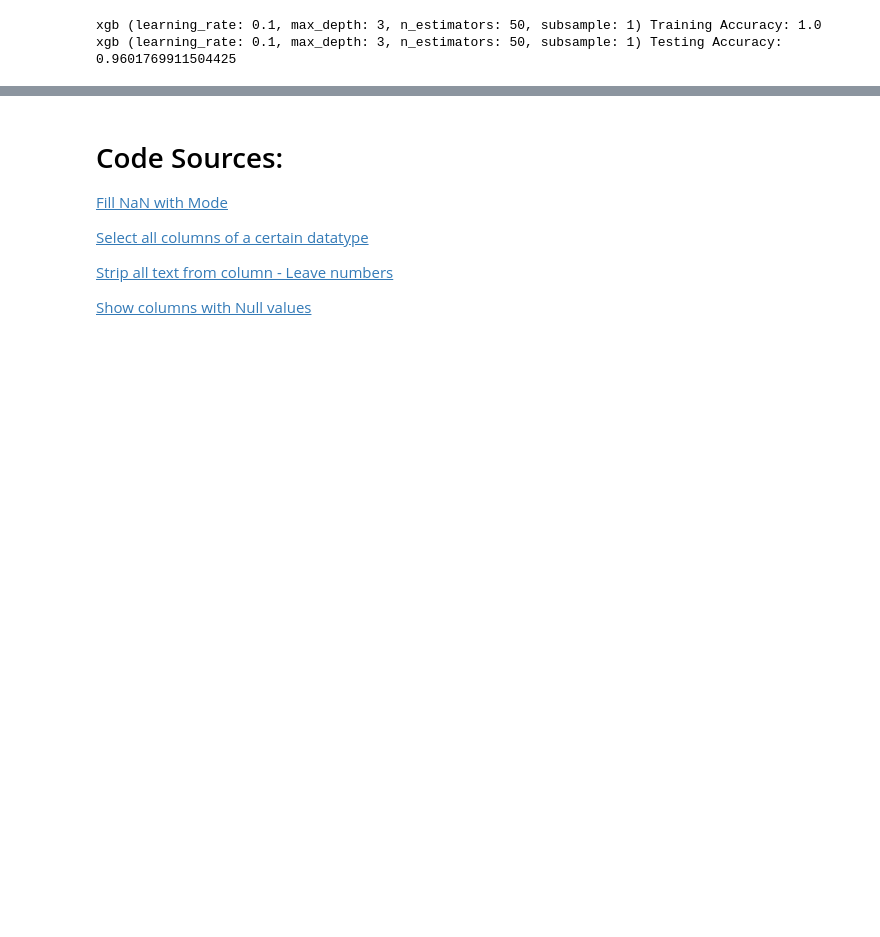
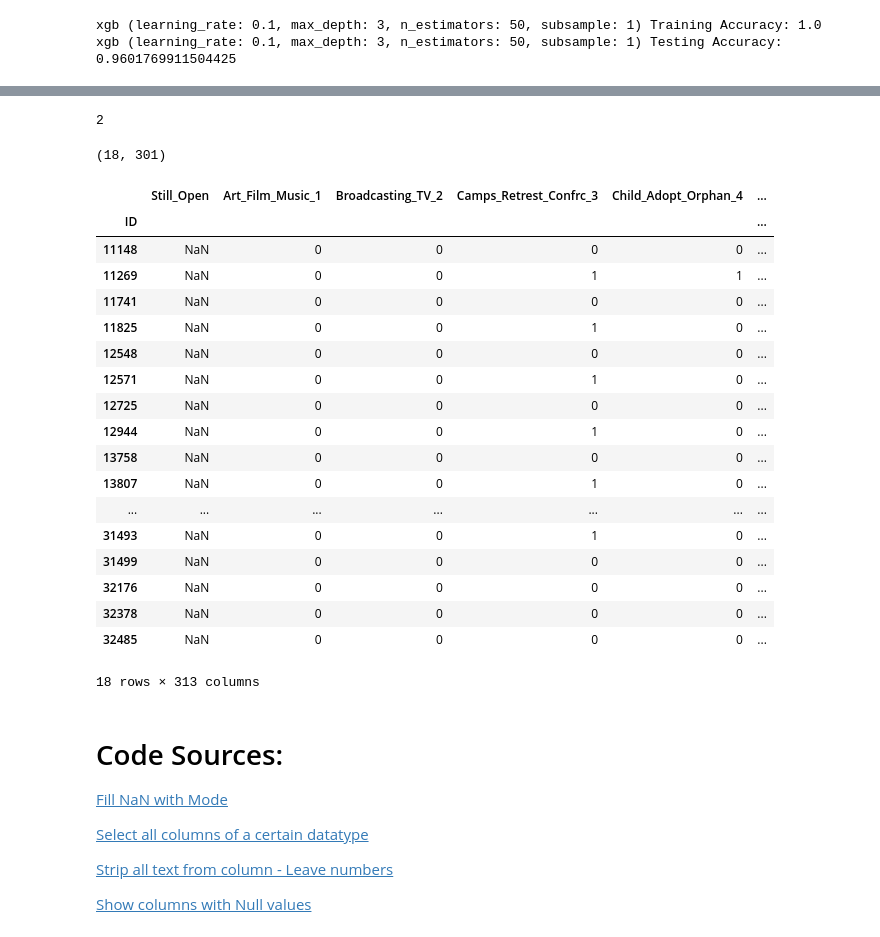
Before and after one commit to Cassandra-Simmons/Faith_Based_Non_Profit_Survival, a Jupyter notebook: Survival_of_FB_Non_Profits.ipynb, the cells around one changed output, grey strips where cells are left out. Saved outputs shown, nothing was run; the diff lists cells and outputs as text; code cells hidden in the pictures; blank space fills up the shorter version.

```diff
--- a/Survival_of_FB_Non_Profits.ipynb
+++ b/Survival_of_FB_Non_Profits.ipynb
@@ -542,0 +677,4 @@ xgb (learning_rate: 0.1, max_depth: 3, n_estimators: 50, subsample: 1) Testing A
+# %%
+X_test_nan_target.isnull().sum().sum()
+# %% [output]
+2
@@ -542,0 +685,4 @@ xgb (learning_rate: 0.1, max_depth: 3, n_estimators: 50, subsample: 1) Testing A
+# %%
+X_test_nan_target.shape
+# %% [output]
+(18, 301)
@@ -543,3 +691,25 @@ xgb (learning_rate: 0.1, max_depth: 3, n_estimators: 50, subsample: 1) Testing A
+# %%
+dfTestLater
+# %% [output]
+|  | Still_Open | Art_Film_Music_1 | Broadcasting_TV_2 | Camps_Retrest_Confrc_3 | Child_Adopt_Orphan_4 | ... |
+| ID |  |  |  |  |  | ... |
+| 11148 | NaN | 0 | 0 | 0 | 0 | ... |
+| 11269 | NaN | 0 | 0 | 1 | 1 | ... |
+| 11741 | NaN | 0 | 0 | 0 | 0 | ... |
+| 11825 | NaN | 0 | 0 | 1 | 0 | ... |
+| 12548 | NaN | 0 | 0 | 0 | 0 | ... |
+| 12571 | NaN | 0 | 0 | 1 | 0 | ... |
+| 12725 | NaN | 0 | 0 | 0 | 0 | ... |
+| 12944 | NaN | 0 | 0 | 1 | 0 | ... |
+| 13758 | NaN | 0 | 0 | 0 | 0 | ... |
+| 13807 | NaN | 0 | 0 | 1 | 0 | ... |
+| ... | ... | ... | ... | ... | ... | ... |
+| 31493 | NaN | 0 | 0 | 1 | 0 | ... |
+| 31499 | NaN | 0 | 0 | 0 | 0 | ... |
+| 32176 | NaN | 0 | 0 | 0 | 0 | ... |
+| 32378 | NaN | 0 | 0 | 0 | 0 | ... |
+| 32485 | NaN | 0 | 0 | 0 | 0 | ... |
+18 rows × 313 columns
 # %% [markdown]
 # Code Sources:
 [Fill NaN with Mode](https://stackoverflow.com/questions/40619445/how-to-replace-na-values-with-mode-of-a-dataframe-column-in-python/40621330)
```
Also changed, not shown: parts of 34 cells of this notebook.
